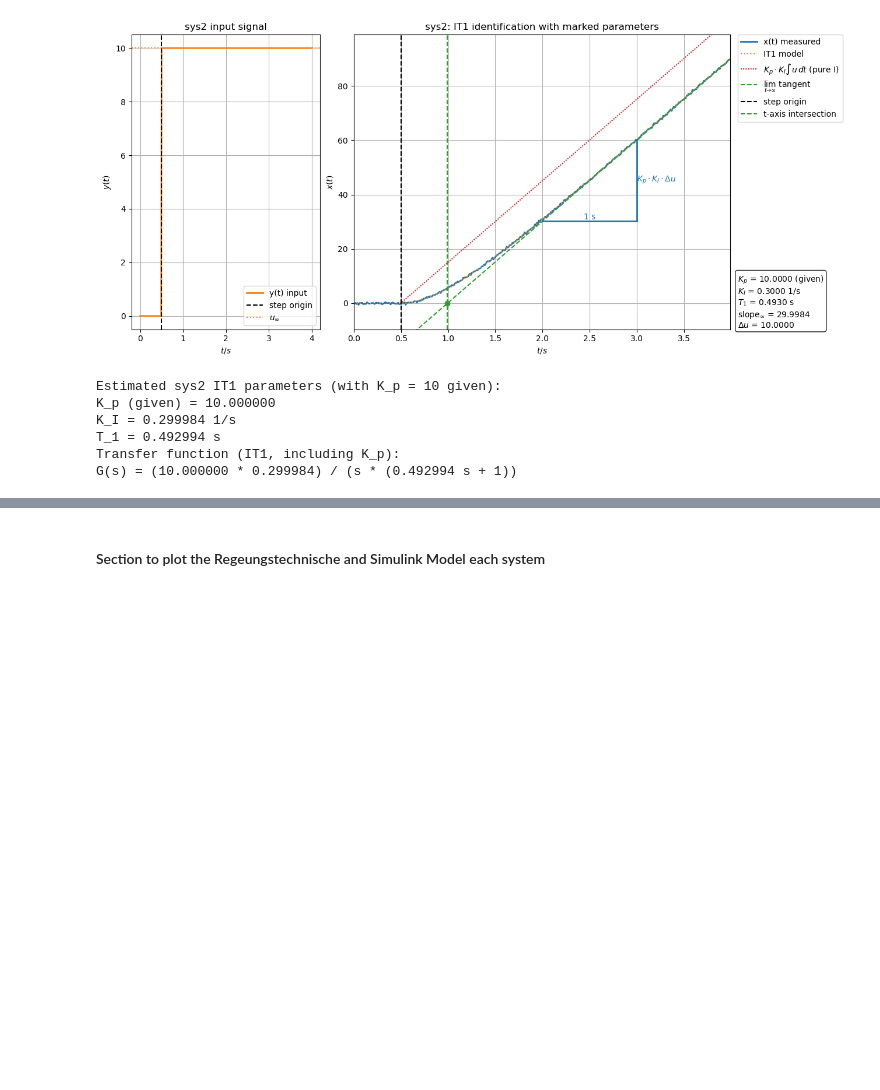
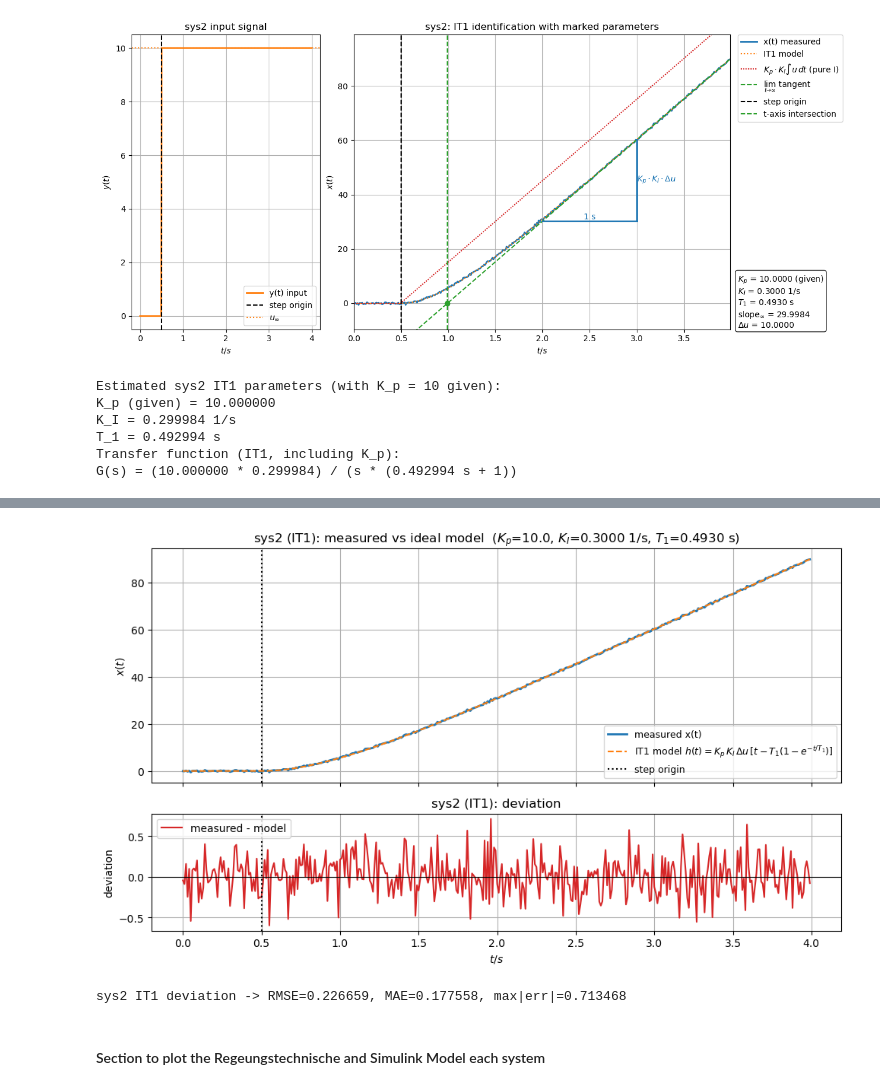
Before and after one commit to janisgra/RTP-T2, a Jupyter notebook: 02_Preperations/RTP-T2-analysis.ipynb, the cells around one changed output, grey strips where cells are left out. Drawn from its saved outputs; the diff is of its cells as text; code cells hidden in the pictures; blank space fills up the shorter version.

```diff
--- a/02_Preperations/RTP-T2-analysis.ipynb
+++ b/02_Preperations/RTP-T2-analysis.ipynb
@@ -1065,2 +1231,67 @@ G(s) = (10.000000 * 0.299984) / (s * (0.492994 s + 1))
+# %%
+# sys2 (IT1) deviation: measured response vs ideal h(t) = K_I [t - T_1 (1 - e^{-t/T_1})]
+t = data2[:, 0]
+u = data2[:, 1]
+x = data2[:, 2]
+
+K_p_plant = 10.0  # given by the experiment setup
+
+trigger_candidates = np.where((u[:-1] < 1.0) & (u[1:] >= 1.0))[0]
+trigger_idx_2 = trigger_candidates[0] + 1 if len(trigger_candidates) > 0 else 0
+t_step_2 = t[trigger_idx_2]
+
+u0_2 = float(np.mean(u[:max(1, trigger_idx_2)]))
+u_inf_2 = float(np.mean(u[trigger_idx_2:]))
+du_2 = u_inf_2 - u0_2
+
+# Asymptotic linear fit -> K_I and T_1 (via t-axis intersection of the asymptote).
+tail_start_2 = int(0.75 * len(t))
+slope_inf_2, intercept_inf_2 = np.polyfit(t[tail_start_2:], x[tail_start_2:], 1)
+K_I_2 = float(slope_inf_2 / (du_2 * K_p_plant))
+t_intersect_2 = float(-intercept_inf_2 / slope_inf_2)
+T1_2 = max(t_intersect_2 - t_step_2, 1e-6)
+
+x0_2 = float(np.mean(x[:max(1, trigger_idx_2)]))
+
+# Ideal IT1 unit-step response (markdown formula) scaled by the given K_p and the actual step du.
+tau = np.maximum(t - t_step_2, 0.0)
+x_h = x0_2 + K_p_plant * K_I_2 * du_2 * (tau - T1_2 * (1.0 - np.exp(-tau / T1_2)))
+
+deviation = x - x_h
+
+fig, (ax_resp, ax_dev) = plt.subplots(
+    2, 1, figsize=(10, 6), sharex=True, gridspec_kw={'height_ratios': [2, 1]}
+)
+
+ax_resp.plot(t, x, label='measured x(t)', linewidth=2)
+ax_resp.plot(t, x_h, '--', label=r'IT1 model $h(t) = K_p\,K_I\,\Delta u\,[t - T_1(1 - e^{-t/T_1})]$')
+ax_resp.axvline(t_step_2, color='black', linestyle=':', label='step origin')
+ax_resp.set_ylabel('$x(t)$')
+ax_resp.set_title(
+    f'sys2 (IT1): measured vs ideal model  '
+    f'($K_p$={K_p_plant:.1f}, $K_I$={K_I_2:.4f} 1/s, $T_1$={T1_2:.4f} s)'
+)
+ax_resp.grid()
+ax_resp.legend(loc='best', fontsize=9)
+
+ax_dev.plot(t, deviation, color='tab:red', label='measured - model')
+ax_dev.axhline(0.0, color='black', linewidth=0.8)
+ax_dev.axvline(t_step_2, color='black', linestyle=':')
+ax_dev.set_xlabel('$t/s$')
+ax_dev.set_ylabel('deviation')
+ax_dev.set_title('sys2 (IT1): deviation')
+ax_dev.grid()
+ax_dev.legend(loc='best')
+
+plt.tight_layout()
+plt.show()
+fig.savefig('figure_out/sys2_it1_deviation.' + fileformat, dpi=resolution, bbox_inches='tight')
+
+rmse_2 = float(np.sqrt(np.mean(deviation**2)))
+mae_2 = float(np.mean(np.abs(deviation)))
+print(f'sys2 IT1 deviation -> RMSE={rmse_2:.6f}, MAE={mae_2:.6f}, max|err|={float(np.max(np.abs(deviation))):.6f}')
+# %% [output]
+[figure, added]
+sys2 IT1 deviation -> RMSE=0.226659, MAE=0.177558, max|err|=0.713468
 # %% [markdown]
 #### Section to plot the Regeungstechnische and Simulink Model each system
```
Also changed, not shown: parts of 6 cells of this notebook, 22 other files.
